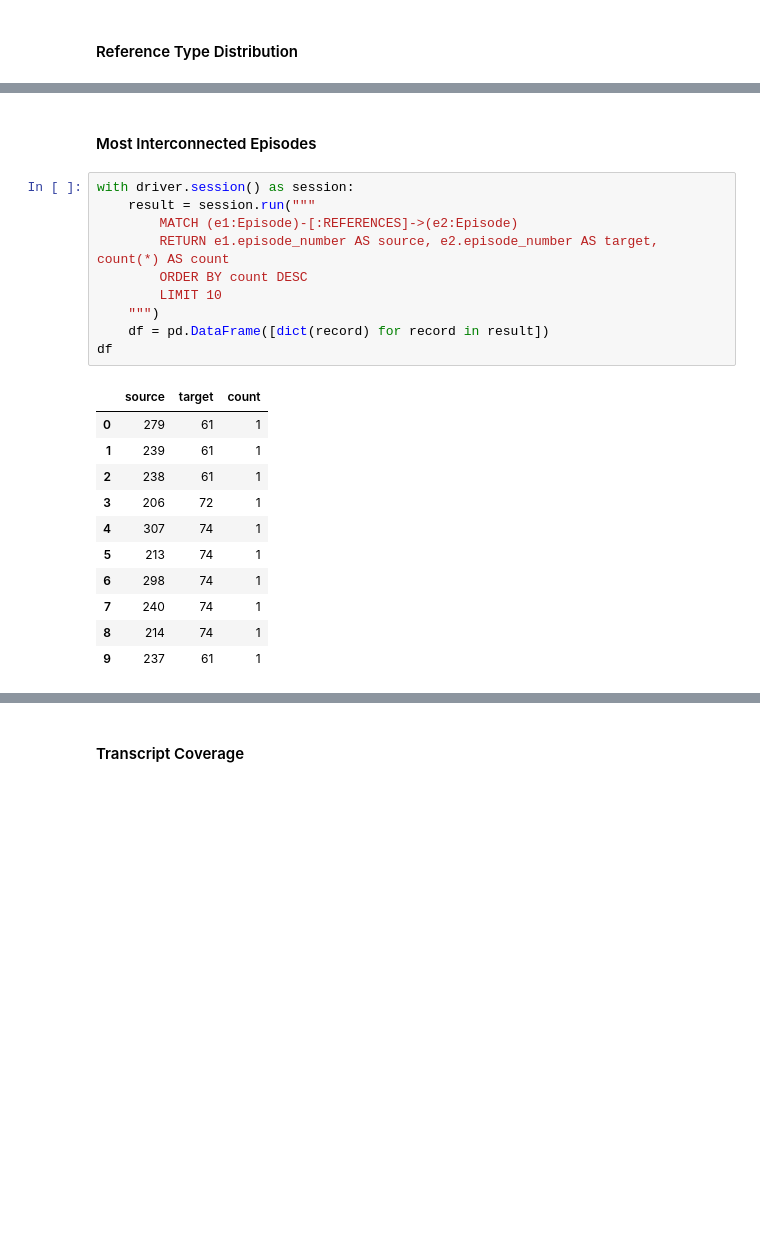
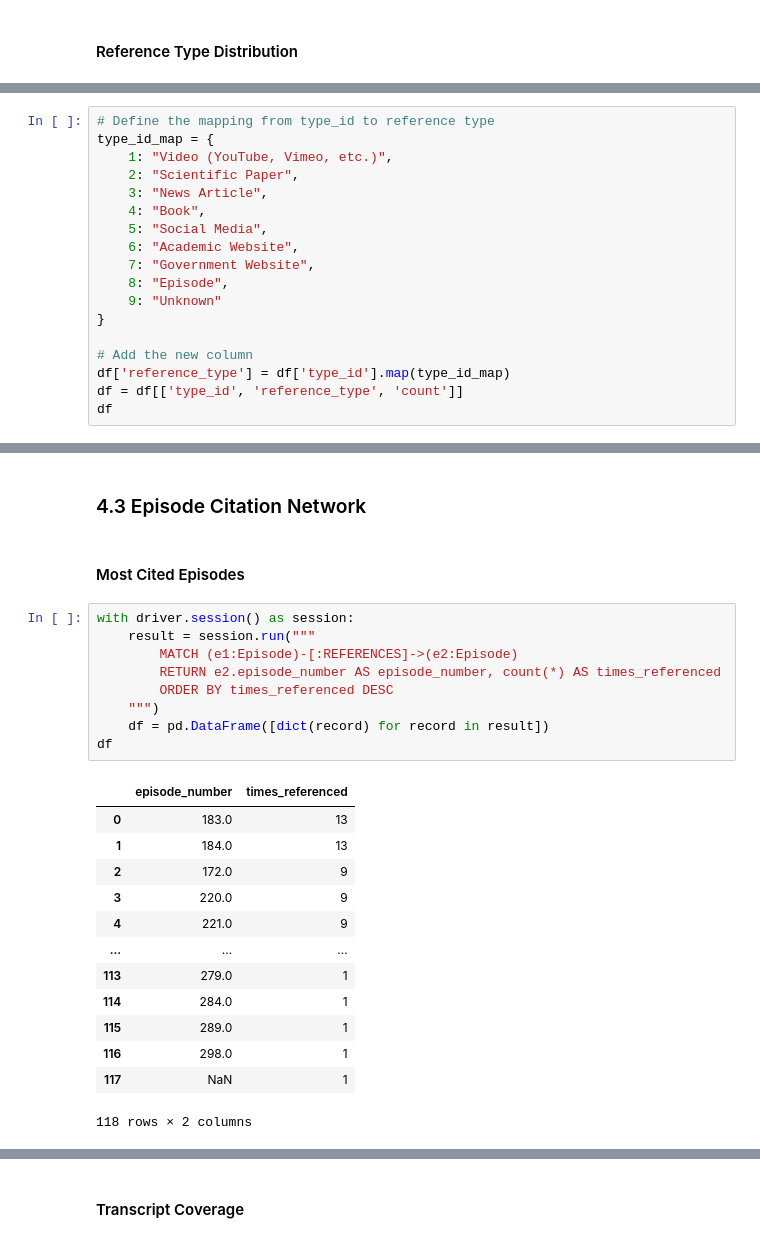
Before and after one commit to fabiohsst/Podcast_Neo4j, a Jupyter notebook: documentation/Graph_database_analysis.ipynb, the cells around one changed output, grey strips where cells are left out. Cells and saved outputs as stored; diff of their text form; blank space fills up the shorter version.

```diff
--- a/documentation/Graph_database_analysis.ipynb
+++ b/documentation/Graph_database_analysis.ipynb
@@ -145,0 +402,18 @@ df.plot.bar(x='type_id', y='count', legend=False, title='Reference Type Distribu
+# %%
+# Define the mapping from type_id to reference type
+type_id_map = {
+    1: "Video (YouTube, Vimeo, etc.)",
+    2: "Scientific Paper",
+    3: "News Article",
+    4: "Book",
+    5: "Social Media",
+    6: "Academic Website",
+    7: "Government Website",
+    8: "Episode",
+    9: "Unknown"
+}
+
+# Add the new column
+df['reference_type'] = df['type_id'].map(type_id_map)
+df = df[['type_id', 'reference_type', 'count']]
+df
@@ -146,24 +449,27 @@ df.plot.bar(x='type_id', y='count', legend=False, title='Reference Type Distribu
+# %% [markdown]
+### 4.3 Episode Citation Network
 # %% [markdown]
-#### Most Interconnected Episodes
+#### Most Cited Episodes
 # %%
 with driver.session() as session:
     result = session.run("""
         MATCH (e1:Episode)-[:REFERENCES]->(e2:Episode)
-        RETURN e1.episode_number AS source, e2.episode_number AS target, count(*) AS count
-        ORDER BY count DESC
-        LIMIT 10
+        RETURN e2.episode_number AS episode_number, count(*) AS times_referenced
+        ORDER BY times_referenced DESC
     """)
     df = pd.DataFrame([dict(record) for record in result])
 df
 # %% [output]
-|  | source | target | count |
-| 0 | 279 | 61 | 1 |
-| 1 | 239 | 61 | 1 |
-| 2 | 238 | 61 | 1 |
-| 3 | 206 | 72 | 1 |
-| 4 | 307 | 74 | 1 |
-| 5 | 213 | 74 | 1 |
-| 6 | 298 | 74 | 1 |
-| 7 | 240 | 74 | 1 |
-| 8 | 214 | 74 | 1 |
-| 9 | 237 | 61 | 1 |
+|  | episode_number | times_referenced |
+| 0 | 183.0 | 13 |
+| 1 | 184.0 | 13 |
+| 2 | 172.0 | 9 |
+| 3 | 220.0 | 9 |
+| 4 | 221.0 | 9 |
+| ... | ... | ... |
+| 113 | 279.0 | 1 |
+| 114 | 284.0 | 1 |
+| 115 | 289.0 | 1 |
+| 116 | 298.0 | 1 |
+| 117 | NaN | 1 |
+118 rows × 2 columns
```
Also changed, not shown: parts of 47 cells of this notebook, 10 other files.
